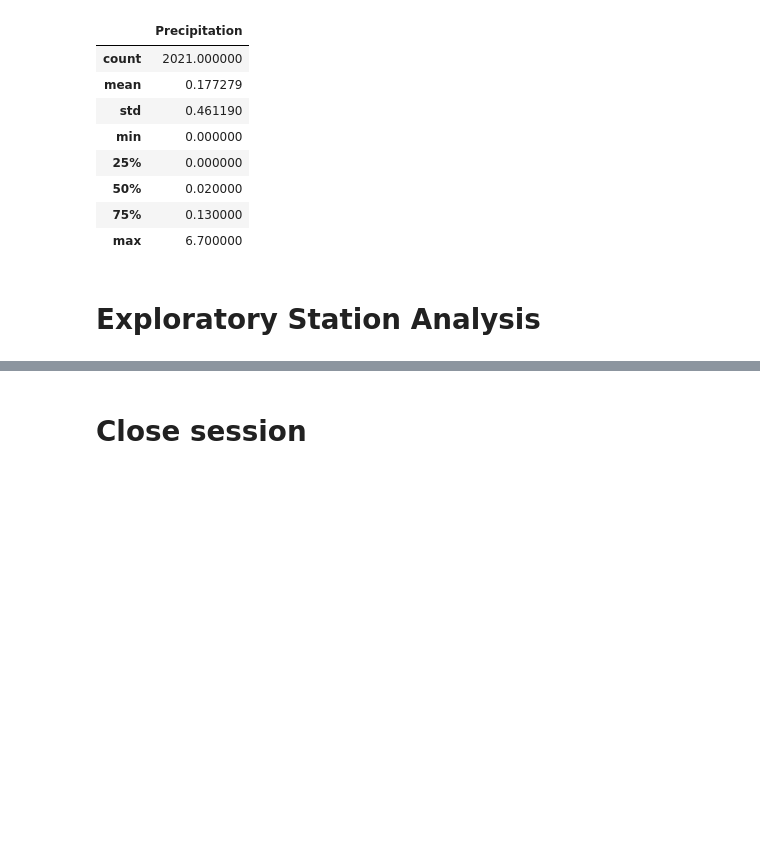
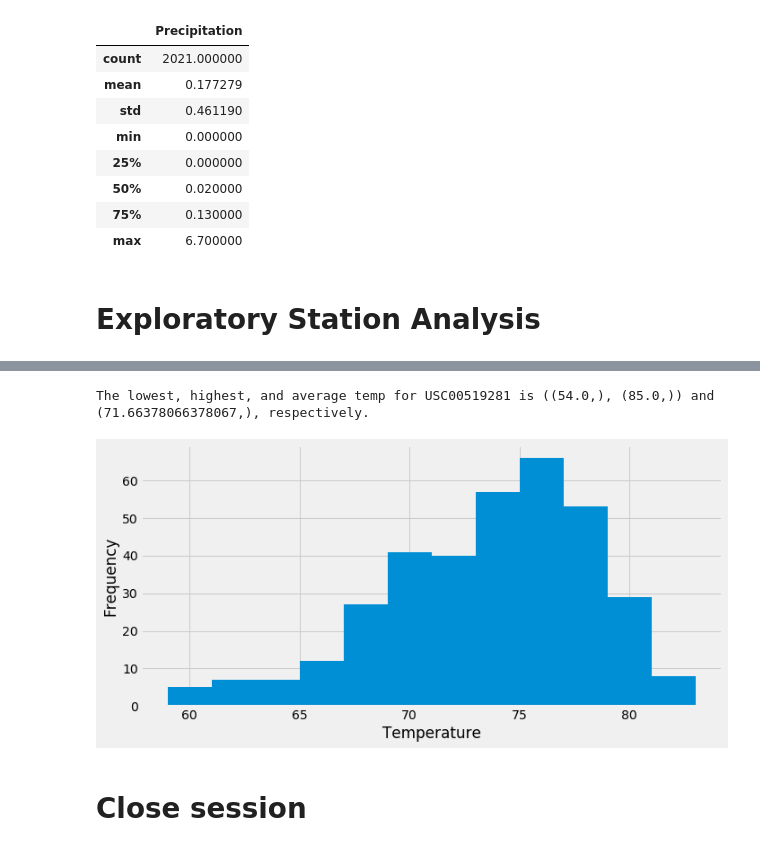
Before and after one commit to khartmann5/sqlalchemy-challenge, a Jupyter notebook: climate_starter.ipynb, the cells around one changed output, grey strips where cells are left out. Saved outputs shown, nothing was run; the diff lists cells and outputs as text; code cells hidden in the pictures; blank space fills up the shorter version.

Commit message:
saving Station Analysis

```diff
--- a/climate_starter.ipynb
+++ b/climate_starter.ipynb
@@ -157,3 +169,37 @@ recent_prcp.describe()
+# %%
+# Using the most active station id from the previous query, calculate the lowest, highest, and average temperature.
+# active_station = session.query(Measurement.station,Measurement.tobs).filter(Measurement.station == "USC00519281").all()
+station_id = 'USC00519281'
+lowest_temp = session.query(func.min(Measurement.tobs)).filter(Measurement.station == station_id).all()
+highest_temp = session.query(func.max(Measurement.tobs)).filter(Measurement.station == station_id).all()
+average_temp = session.query(func.avg(Measurement.tobs)).filter(Measurement.station == station_id).all()
+print(f"The lowest, highest, and average temp for {station_id} is {lowest_temp[0], highest_temp[0]} and {average_temp[0]}, respectively.")
+# %% [output]
+The lowest, highest, and average temp for USC00519281 is ((54.0,), (85.0,)) and (71.66378066378067,), respectively.
+# %%
+# Using the most active station id
+# Query the last 12 months of temperature observation data for this station and plot the results as a histogram
+sel = [Measurement.station,Measurement.date,Measurement.tobs]
+station_query = session.query(*sel).filter(Measurement.date >= query_date).filter(Measurement.station == station_id).all()
+
+# Save the query results as a Pandas DataFrame
+station_data = pd.DataFrame(station_query, columns=['Station','Date','Temp'])
+
+# clean up data set from na entries
+station_data = station_data.dropna(how='any')
+# station_count = station_data['Temp'].count()
+# station_count
+
+# plot results as a histogram
+x = station_data["Temp"]
+plt.hist(x,histtype='bar',align='mid', orientation='vertical', bins=12)
+plt.xlabel("Temperature")
+plt.ylabel("Frequency")
+plt.tight_layout()
+plt.savefig("Images/temperature.png")
+plt.show()
+# %% [output]
+[figure, added]
 # %% [markdown]
 # Close session
 # %%
```
Also changed, not shown: parts of 4 cells of this notebook, 1 other file.
